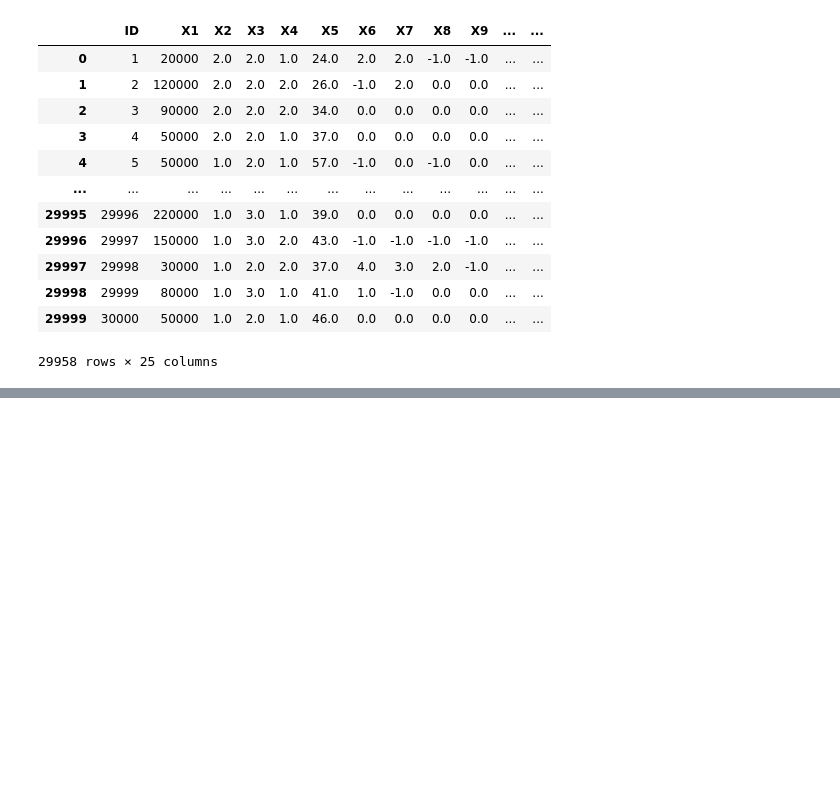
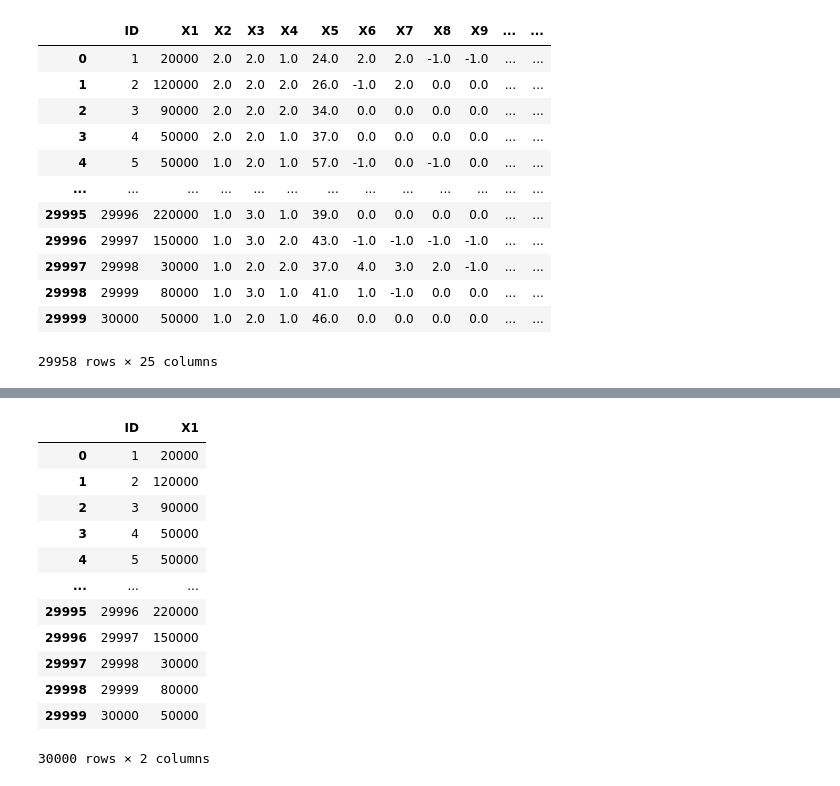
Before and after one commit to PosgradoMNA/actividades-de-aprendizaje-CarlosAlbertoNievesPerez, a Jupyter notebook: SEMANA_3_ACTIVIDAD_1.ipynb, the cells around one changed output, grey strips where cells are left out. Cells and saved outputs as stored; diff of their text form; code cells hidden in the pictures; blank space fills up the shorter version.

```diff
--- a/SEMANA_3_ACTIVIDAD_1.ipynb
+++ b/SEMANA_3_ACTIVIDAD_1.ipynb
@@ -108,0 +144,3 @@ df
+# %%
+df = pd.read_csv('/content/data.csv', index_col=0)
+df.isna().any()
@@ -108,0 +165,3 @@ df
+# %%
+ndf = df.copy()
+ndf
@@ -108,0 +182,17 @@ df
+# %%
+ndf.dropna(axis = 1, inplace = True) # axis 1 is columns / axis 0 is rows.
+ndf
+# %% [output]
+|  | ID | X1 |
+| 0 | 1 | 20000 |
+| 1 | 2 | 120000 |
+| 2 | 3 | 90000 |
+| 3 | 4 | 50000 |
+| 4 | 5 | 50000 |
+| ... | ... | ... |
+| 29995 | 29996 | 220000 |
+| 29996 | 29997 | 150000 |
+| 29997 | 29998 | 30000 |
+| 29998 | 29999 | 80000 |
+| 29999 | 30000 | 50000 |
+30000 rows × 2 columns
```
Also changed, not shown: parts of 11 cells of this notebook.
